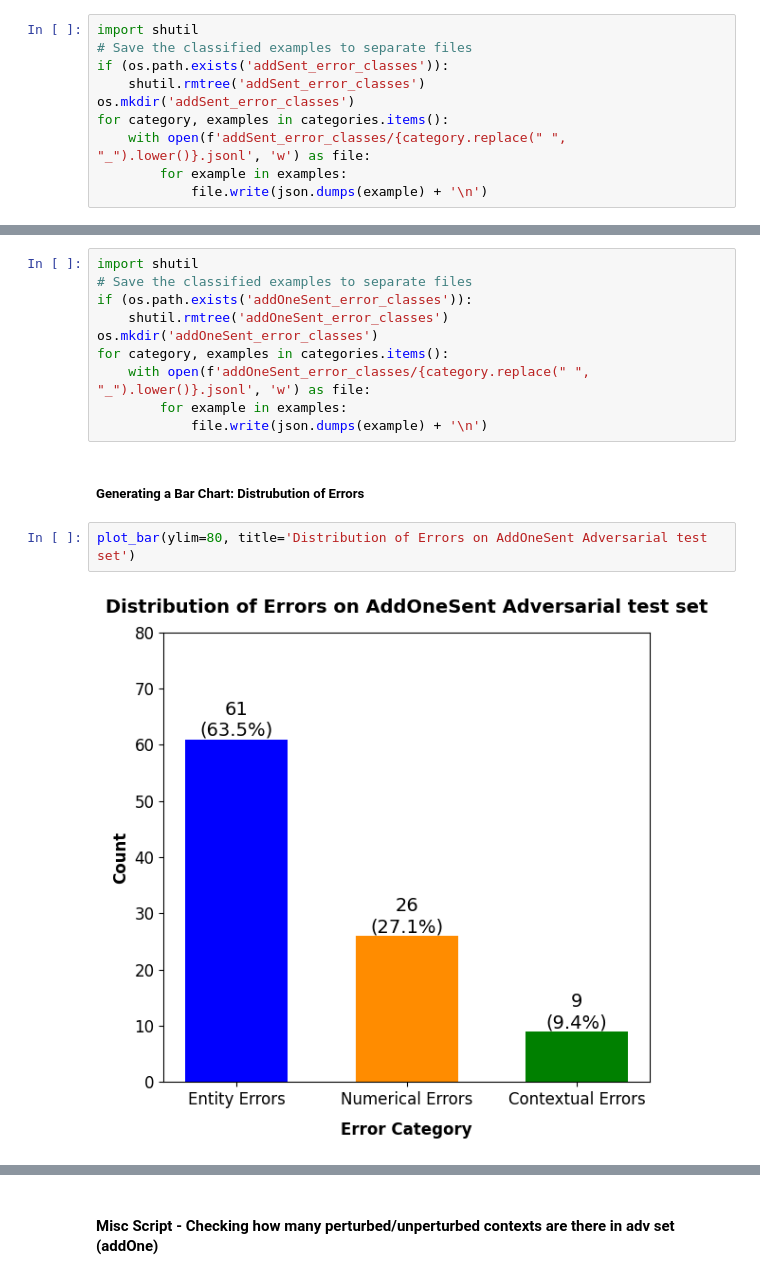
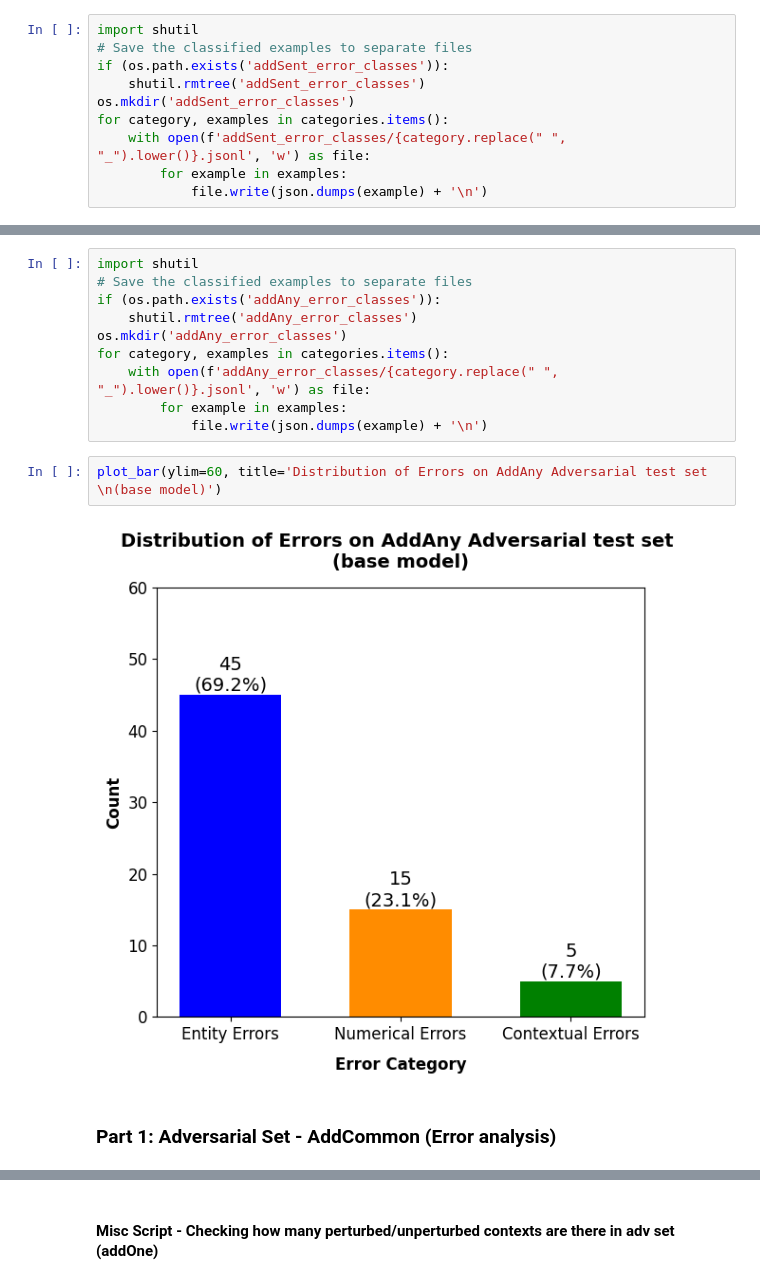
Before and after one commit to Shaz-Momin/nlp-fp-dataset-artifacts, a Jupyter notebook: error_analysis/adv_error_analysis.ipynb, the cells around one changed output, grey strips where cells are left out. Cells and saved outputs as stored; diff of their text form.

Commit message:
removed addOneSent and added AddAny & AddCommon (custom) as adversarial sets

```diff
--- a/error_analysis/adv_error_analysis.ipynb
+++ b/error_analysis/adv_error_analysis.ipynb
@@ -115,16 +113,16 @@ Contextual Errors: 9 examples
 # %%
 import shutil
 # Save the classified examples to separate files
-if (os.path.exists('addOneSent_error_classes')):
-    shutil.rmtree('addOneSent_error_classes')
-os.mkdir('addOneSent_error_classes')
+if (os.path.exists('addAny_error_classes')):
+    shutil.rmtree('addAny_error_classes')
+os.mkdir('addAny_error_classes')
 for category, examples in categories.items():
-    with open(f'addOneSent_error_classes/{category.replace(" ", "_").lower()}.jsonl', 'w') as file:
+    with open(f'addAny_error_classes/{category.replace(" ", "_").lower()}.jsonl', 'w') as file:
         for example in examples:
             file.write(json.dumps(example) + '\n')
-# %% [markdown]
-##### Generating a Bar Chart: Distrubution of Errors
 # %%
-plot_bar(ylim=80, title='Distribution of Errors on AddOneSent Adversarial test set')
+plot_bar(ylim=60, title='Distribution of Errors on AddAny Adversarial test set \n(base model)')
 # %% [output]
-[figure, old version]
+[figure, new version]
+# %% [markdown]
+### Part 1: Adversarial Set - AddCommon (Error analysis)
```
Also changed, not shown: parts of 10 cells of this notebook, 45 other files.
